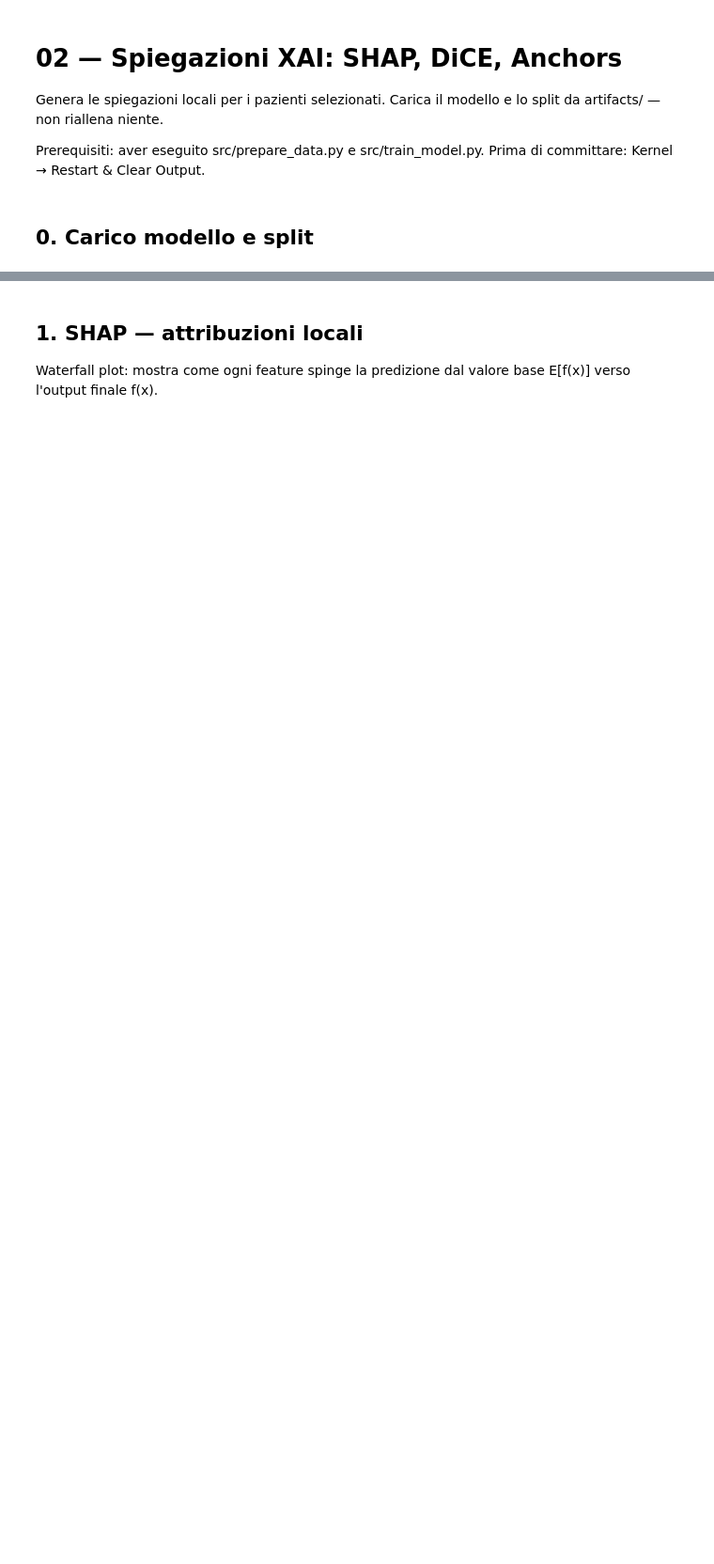
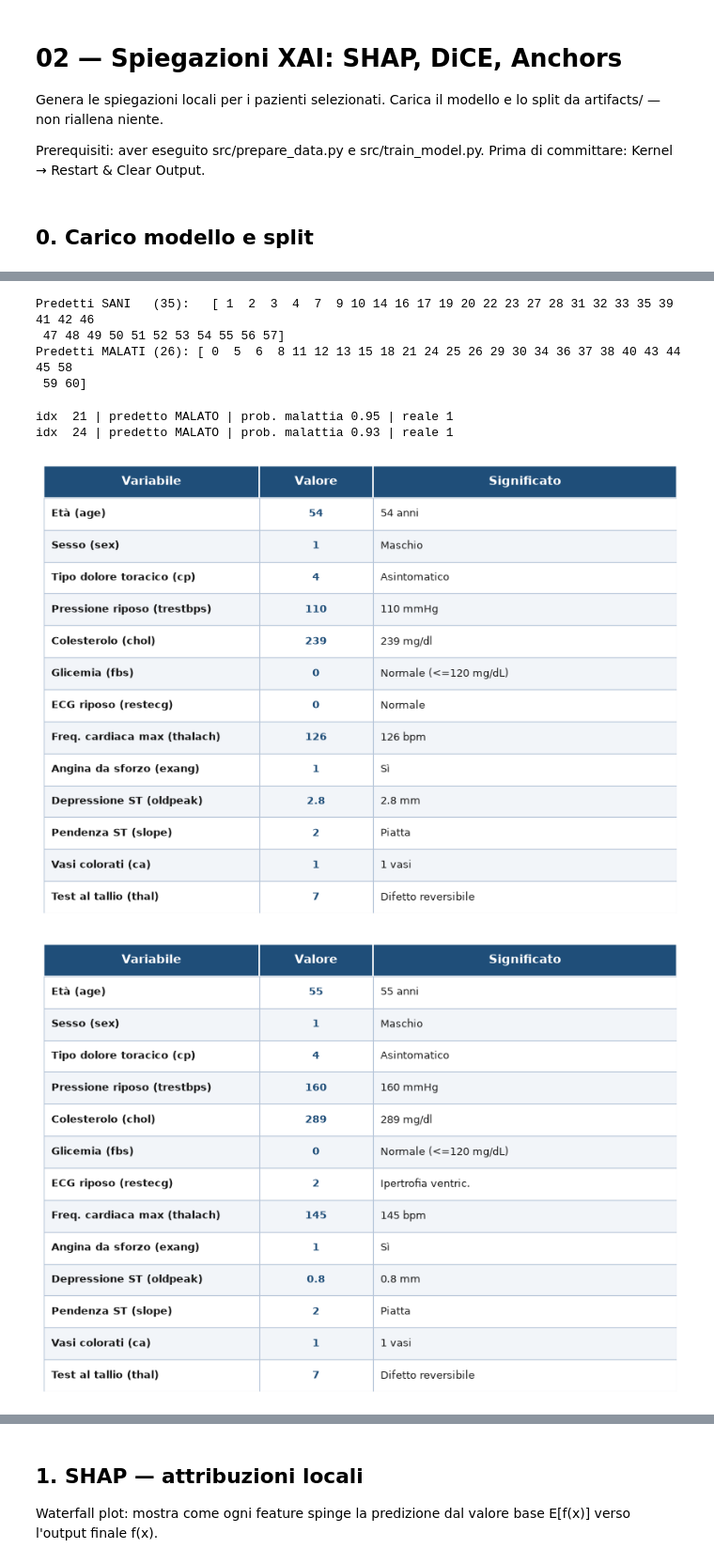
Before and after one commit to elia3008/Tesi-XAI-Elia-Corti, a Jupyter notebook: notebooks/02_spiegazioni_xai.ipynb, the cells around one changed output, grey strips where cells are left out. Shown at 94% size. Cells and saved outputs as stored; diff of their text form; code cells hidden in the pictures; blank space fills up the shorter version.

```diff
--- a/notebooks/02_spiegazioni_xai.ipynb
+++ b/notebooks/02_spiegazioni_xai.ipynb
@@ -58,0 +161,33 @@ thal          2.0
+# %%
+pred  = model.predict(X_test)
+proba = model.predict_proba(X_test)[:, 1]
+
+indici_sani   = np.where(pred == 0)[0]
+indici_malati = np.where(pred == 1)[0]
+
+print(f"Predetti SANI   ({len(indici_sani)}):   {indici_sani}")
+print(f"Predetti MALATI ({len(indici_malati)}): {indici_malati}")
+# %% [output]
+Predetti SANI   (35):   [ 1  2  3  4  7  9 10 14 16 17 19 20 22 23 27 28 31 32 33 35 39 41 42 46
+ 47 48 49 50 51 52 53 54 55 56 57]
+Predetti MALATI (26): [ 0  5  6  8 11 12 13 15 18 21 24 25 26 29 30 34 36 37 38 40 43 44 45 58
+ 59 60]
+# %%
+# --- QUI decido quali pazienti mi servono ---
+pazienti_da_mostrare = [21, 24]
+
+SALVA = False   # True = esporta i PNG in artifacts/, False = solo anteprima nel notebook
+
+for idx in pazienti_da_mostrare:
+    esito = "MALATO" if pred[idx] == 1 else "SANO"
+    titolo = f"Paziente {idx}"
+    percorso = ROOT / "artifacts" / "tabelle" / f"paziente_{idx}.png" if SALVA else None
+    if percorso:
+        percorso.parent.mkdir(parents=True, exist_ok=True)
+    tabella_paziente(X_test, idx, titolo=titolo, salva=percorso)
+    print(f"idx {idx:3d} | predetto {esito} | prob. malattia {proba[idx]:.2f} | reale {y_test.iloc[idx]}")
+# %% [output]
+idx  21 | predetto MALATO | prob. malattia 0.95 | reale 1
+idx  24 | predetto MALATO | prob. malattia 0.93 | reale 1
+[figure, added]
+[figure, added]
```
Also changed, not shown: parts of 23 cells of this notebook, 2 other files.
